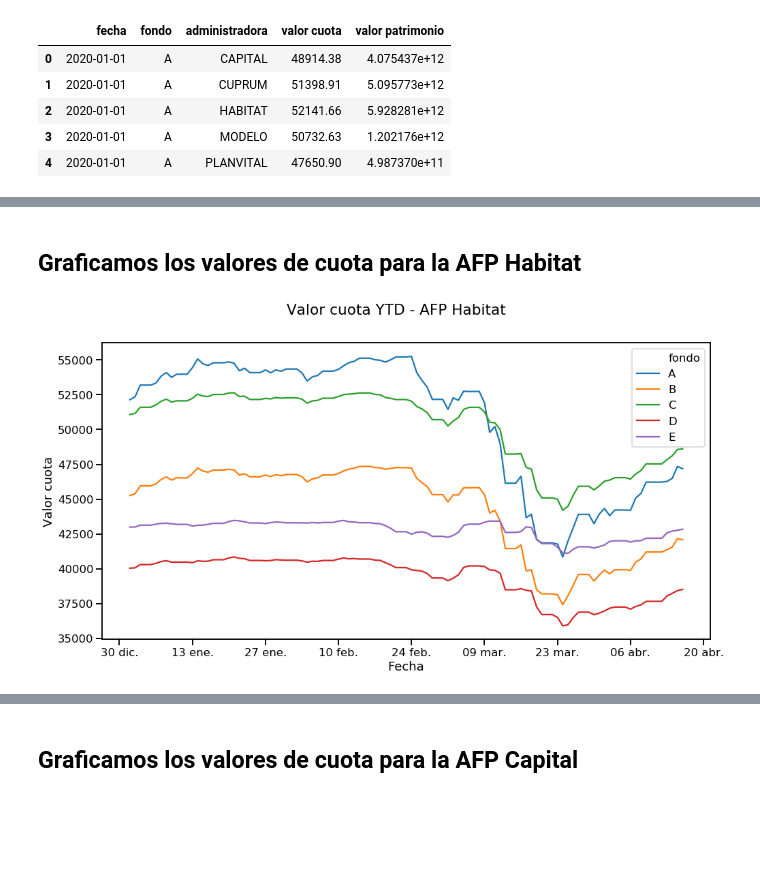
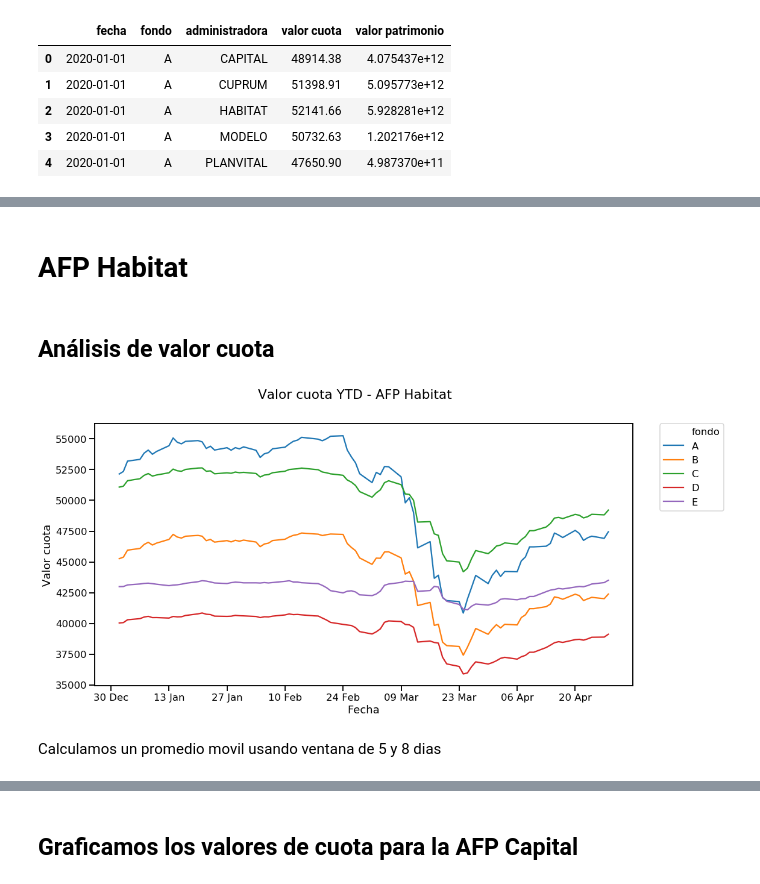
Before and after one commit to rpmunoz/afp_chile, a Jupyter notebook: notebooks/02 - Visualizar fondos.ipynb, the cells around one changed output, grey strips where cells are left out. Cells and saved outputs as stored; diff of their text form; code cells hidden in the pictures; blank space fills up the shorter version.

Commit message:
Updated afp data from superintendencia on 30-04-2020. Computed returns using simple moving average

```diff
--- a/notebooks/02 - Visualizar fondos.ipynb
+++ b/notebooks/02 - Visualizar fondos.ipynb
@@ -31,3 +31,5 @@ dataDF.head()
+# %%
+dataDF['dia semana'] = dataDF['fecha'].dt.dayofweek
 # %%
 dataDF.info()
 # %% [output]
@@ -45,0 +49,5 @@ memory usage: 146.4+ KB
+# %%
+afpDF = dataDF.copy()
+afpDF = afpDF[afpDF['dia semana'] < 5]
+
+afpDF.head()
@@ -46,17 +61,22 @@ memory usage: 146.4+ KB
 # %% [markdown]
-## Graficamos los valores de cuota para la AFP Habitat
+# AFP Habitat
+# %% [markdown]
+## Análisis de valor cuota
 # %%
-plotDF = dataDF[dataDF['administradora'] == 'HABITAT']
+plotDF = afpDF[(afpDF['administradora'] == 'HABITAT')]
 
 fig, ax = plt.subplots(figsize = (16,8))
 sns.lineplot(x='fecha', y='valor cuota', hue='fondo',
              data=plotDF, ax=ax)
 
+plt.legend(bbox_to_anchor=(1.05, 1), loc=2, borderaxespad=0.)
 fig.suptitle('Valor cuota YTD - AFP Habitat', fontsize='large')
 ax.set_xlabel('Fecha', fontsize='medium')
 ax.set_ylabel('Valor cuota', fontsize='medium')
 
 ax.xaxis.set_major_locator(mdates.WeekdayLocator(byweekday=mdates.MO, interval=2))
 ax.xaxis.set_major_formatter(mdates.DateFormatter('%d %b'))
 # %% [output]
-[figure, old version]
+[figure, new version]
+# %% [markdown]
+Calculamos un promedio movil usando ventana de 5 y 8 dias
```
Also changed, not shown: parts of 25 cells of this notebook, 7 other files.
